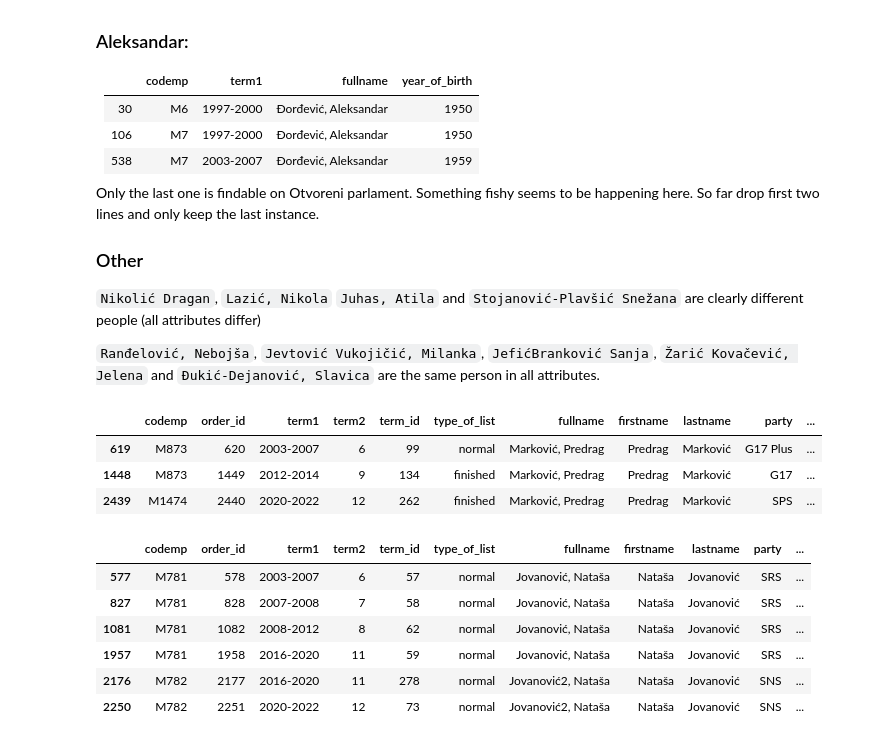
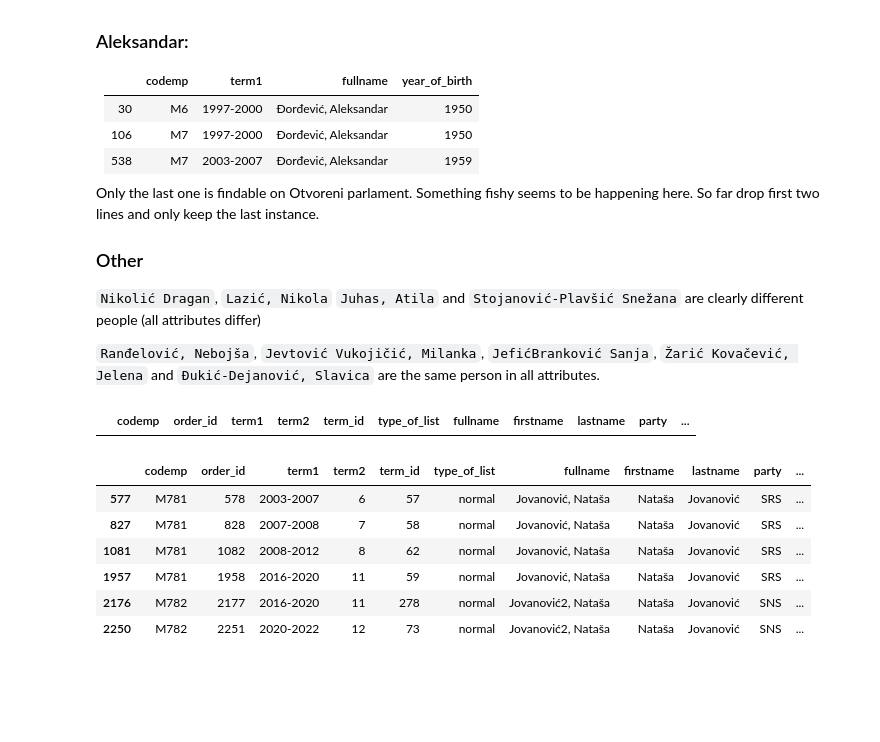
Before and after one commit to 5roop/task16, a Jupyter notebook: 003_exploring_and_preparing_MPs_and_parties.ipynb, the cells around one changed output. Drawn from its saved outputs; the diff is of its cells as text; code cells hidden in the pictures; blank space fills up the shorter version.

```diff
--- a/003_exploring_and_preparing_MPs_and_parties.ipynb
+++ b/003_exploring_and_preparing_MPs_and_parties.ipynb
@@ -96,13 +96,10 @@ Only the last one is findable on Otvoreni parlament. Something fishy seems to be
 `Nikolić Dragan`, `Lazić, Nikola` `Juhas, Atila` and `Stojanović-Plavšić Snežana` are clearly different people (all attributes differ)
 
 `Ranđelović, Nebojša`, `Jevtović Vukojičić, Milanka`, `JefićBranković Sanja`, `Žarić Kovačević, Jelena` and `Đukić-Dejanović, Slavica` are the same person in all attributes.
-# %%
-mpdf.query("fullname == 'Marković, Predrag'")
-# %% [output]
-|  | codemp | order_id | term1 | term2 | term_id | type_of_list | fullname | firstname | lastname | party | ... |
-| 619 | M873 | 620 | 2003-2007 | 6 | 99 | normal | Marković, Predrag | Predrag | Marković | G17 Plus | ... |
-| 1448 | M873 | 1449 | 2012-2014 | 9 | 134 | finished | Marković, Predrag | Predrag | Marković | G17 | ... |
-| 2439 | M1474 | 2440 | 2020-2022 | 12 | 262 | finished | Marković, Predrag | Predrag | Marković | SPS | ... |
+# %%
+mpdf.query("lastname == 'Pop-Lazić'")
+# %% [output]
+|  | codemp | order_id | term1 | term2 | term_id | type_of_list | fullname | firstname | lastname | party | ... |
 # %%
 %%bash
 # Replace all the wrong names in the metadata.
```
Also changed, not shown: parts of 5 cells of this notebook, 3 other files.
